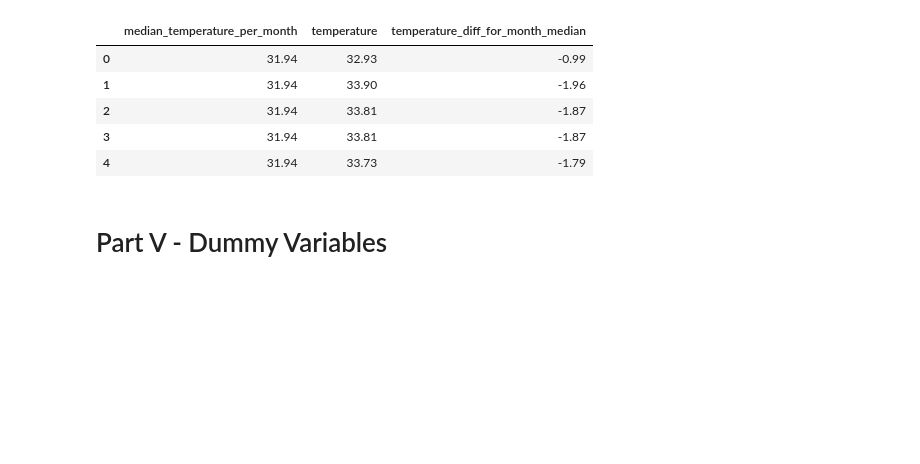
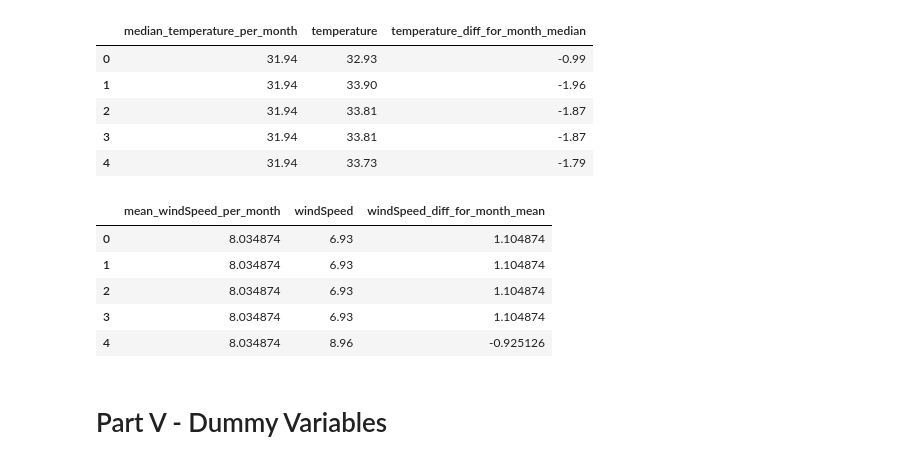
Before and after one commit to mattzajac/DataWorkshop_Competition_Warsaw_Air_Pollution, a Jupyter notebook: Warsaw Air Pollution_feature_engineering.ipynb, the cells around one changed output. Cells and saved outputs as stored; diff of their text form; code cells hidden in the pictures; blank space fills up the shorter version.

Commit message:
Deviations from monthly and daily mean/median added for Wind Speed

```diff
--- a/Warsaw Air Pollution_feature_engineering.ipynb
+++ b/Warsaw Air Pollution_feature_engineering.ipynb
@@ -211,13 +215,21 @@ for y in dfs_month:
 # %% [markdown]
 #### Calculate deviations from the daily or monthly mean and median
 # %%
+# calculate hourly temperature difference from the daily or monthly mean and median
 df['temperature_diff_for_day_median'] = df['median_temperature_per_day'] - df['temperature']
 df['temperature_diff_for_day_mean'] = df['mean_temperature_per_day'] - df['temperature']
 df['temperature_diff_for_month_median'] = df['median_temperature_per_month'] - df['temperature']
 df['temperature_diff_for_month_mean'] = df['mean_temperature_per_month'] - df['temperature']
 
+# calculate hourly humidity difference from the daily or monthly mean and median
 df['humidity_diff_for_day_median'] = df['median_humidity_per_day'] - df['humidity']
 df['humidity_diff_for_day_mean'] = df['mean_humidity_per_day'] - df['humidity']
 df['humidity_diff_for_month_median'] = df['median_humidity_per_month'] - df['humidity']
 df['humidity_diff_for_month_mean'] = df['mean_humidity_per_month'] - df['humidity']
+
+# calculate hourly windSpeed difference from the daily or monthly mean and median
+df['windSpeed_diff_for_day_median'] = df['median_windSpeed_per_day'] - df['windSpeed']
+df['windSpeed_diff_for_day_mean'] = df['mean_windSpeed_per_day'] - df['windSpeed']
+df['windSpeed_diff_for_month_median'] = df['median_windSpeed_per_month'] - df['windSpeed']
+df['windSpeed_diff_for_month_mean'] = df['mean_windSpeed_per_month'] - df['windSpeed']
 # %%
@@ -230,6 +242,16 @@ df[['median_temperature_per_month', 'temperature', 'temperature_diff_for_month_m
 | 2 | 31.94 | 33.81 | -1.87 |
 | 3 | 31.94 | 33.81 | -1.87 |
 | 4 | 31.94 | 33.73 | -1.79 |
+# %%
+# check correctness of the calculation for wind speed
+df[['mean_windSpeed_per_month', 'windSpeed', 'windSpeed_diff_for_month_mean']].head()
+# %% [output]
+|  | mean_windSpeed_per_month | windSpeed | windSpeed_diff_for_month_mean |
+| 0 | 8.034874 | 6.93 | 1.104874 |
+| 1 | 8.034874 | 6.93 | 1.104874 |
+| 2 | 8.034874 | 6.93 | 1.104874 |
+| 3 | 8.034874 | 6.93 | 1.104874 |
+| 4 | 8.034874 | 8.96 | -0.925126 |
 # %% [markdown]
 <a id='dummy'></a>
 # Part V - Dummy Variables
```
Also changed, not shown: parts of 4 cells of this notebook.
